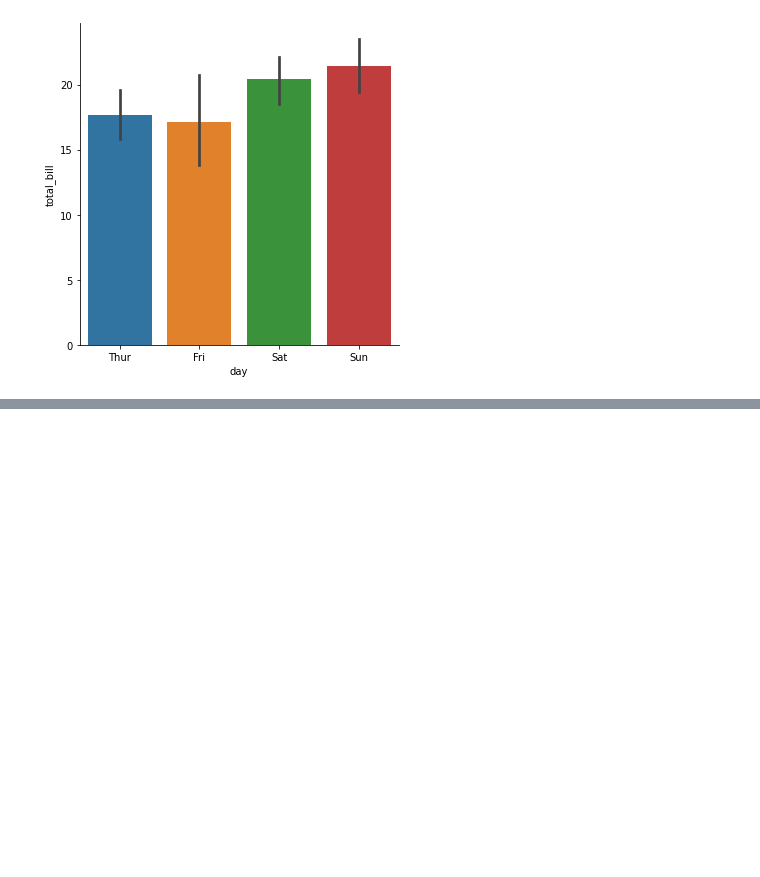
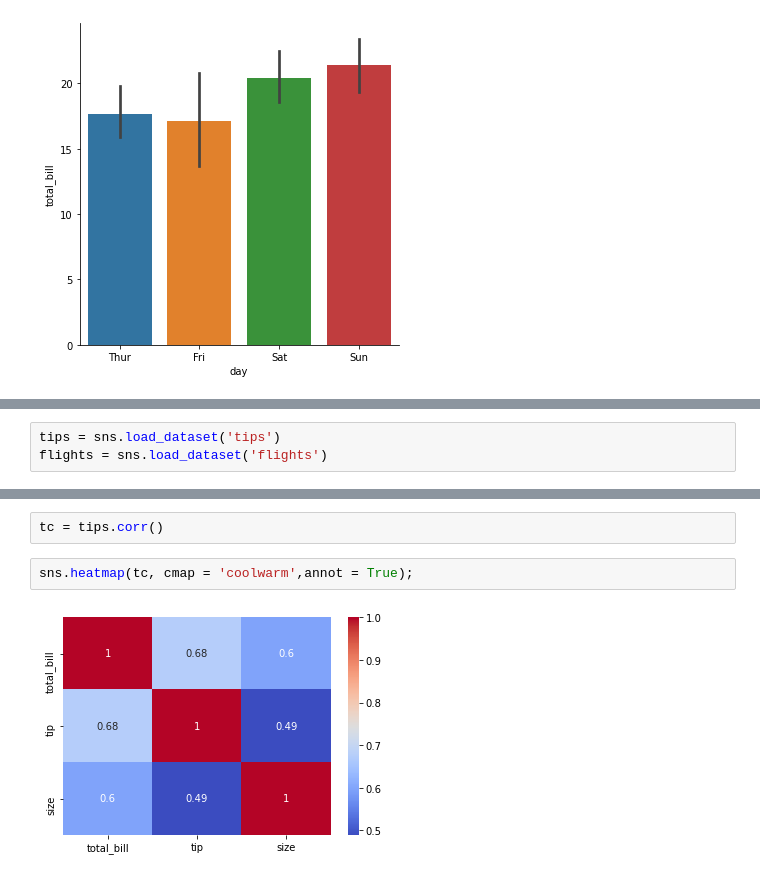
Before and after one commit to HunterKane/Python---Skill-Understanding-Projects, a Jupyter notebook: Seaborn Projects.ipynb, the cells around one changed output, grey strips where cells are left out. Saved outputs shown, nothing was run; the diff lists cells and outputs as text; blank space fills up the shorter version.

Commit message:
Updated Visualizations
Matrix

```diff
--- a/Seaborn Projects.ipynb
+++ b/Seaborn Projects.ipynb
@@ -106,0 +110,3 @@ sns.catplot(x='day',y='total_bill', data=tips, kind = 'bar');
+# %%
+tips = sns.load_dataset('tips')
+flights = sns.load_dataset('flights')
@@ -106,0 +131,6 @@ sns.catplot(x='day',y='total_bill', data=tips, kind = 'bar');
+# %%
+tc = tips.corr()
+# %%
+sns.heatmap(tc, cmap = 'coolwarm',annot = True);
+# %% [output]
+[figure, added]
```
Also changed, not shown: parts of 8 cells of this notebook.
